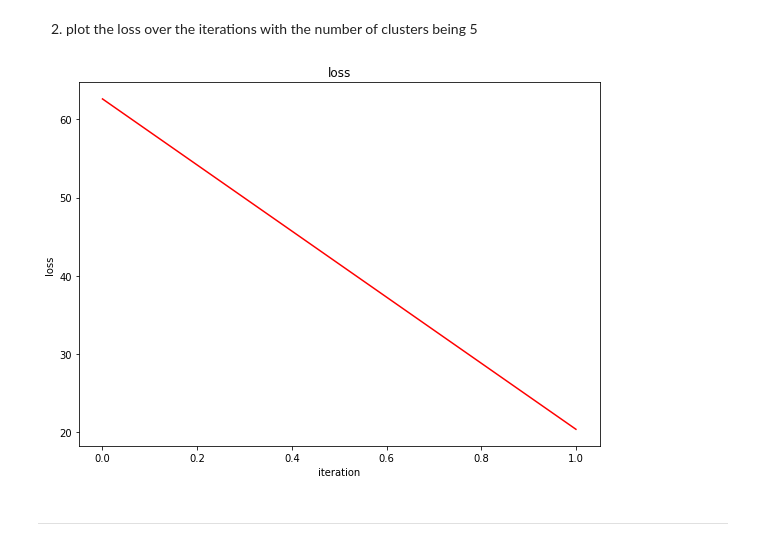
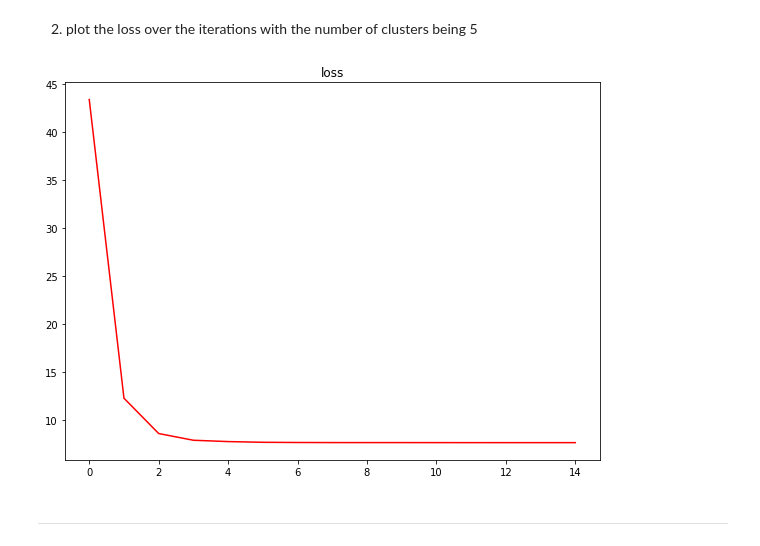
Before and after one commit to heji0826/assignment-machine-learning, a Jupyter notebook: 11/assignment_11.ipynb, the cells around one changed output. Cells and saved outputs as stored; diff of their text form; code cells hidden in the pictures.

```diff
--- a/11/assignment_11.ipynb
+++ b/11/assignment_11.ipynb
@@ -185,10 +183,13 @@ def plot_loss_curve(loss_iteration):
 
     plt.figure(figsize=(8,6))   # USE THIS VALUE for the size of the figure
     plt.title('loss')
-    # ===================================================
-    # fill up the blank
-    #
-    #
-    # ===================================================
+
+    n = len(loss_iteration)
+    iteration = []
+    for i in range(0,n):
+        iteration.append(i)
+
+    plt.plot(iteration, loss_iteration, '-', color = 'red')
+
     plt.tight_layout()
     plt.show()
@@ -234,9 +264,9 @@ plot_data(feature)
 # %% [markdown]
 2. plot the loss over the iterations with the number of clusters being 5
 # %%
-plot_loss_curve(loss_iteration)
+plot_loss_curve(loss_iteration_5)
 # %% [output]
-[figure, old version]
+[figure, new version]
 # %% [markdown]
 ***
 # %% [markdown]
```
Also changed, not shown: parts of 8 cells of this notebook.
